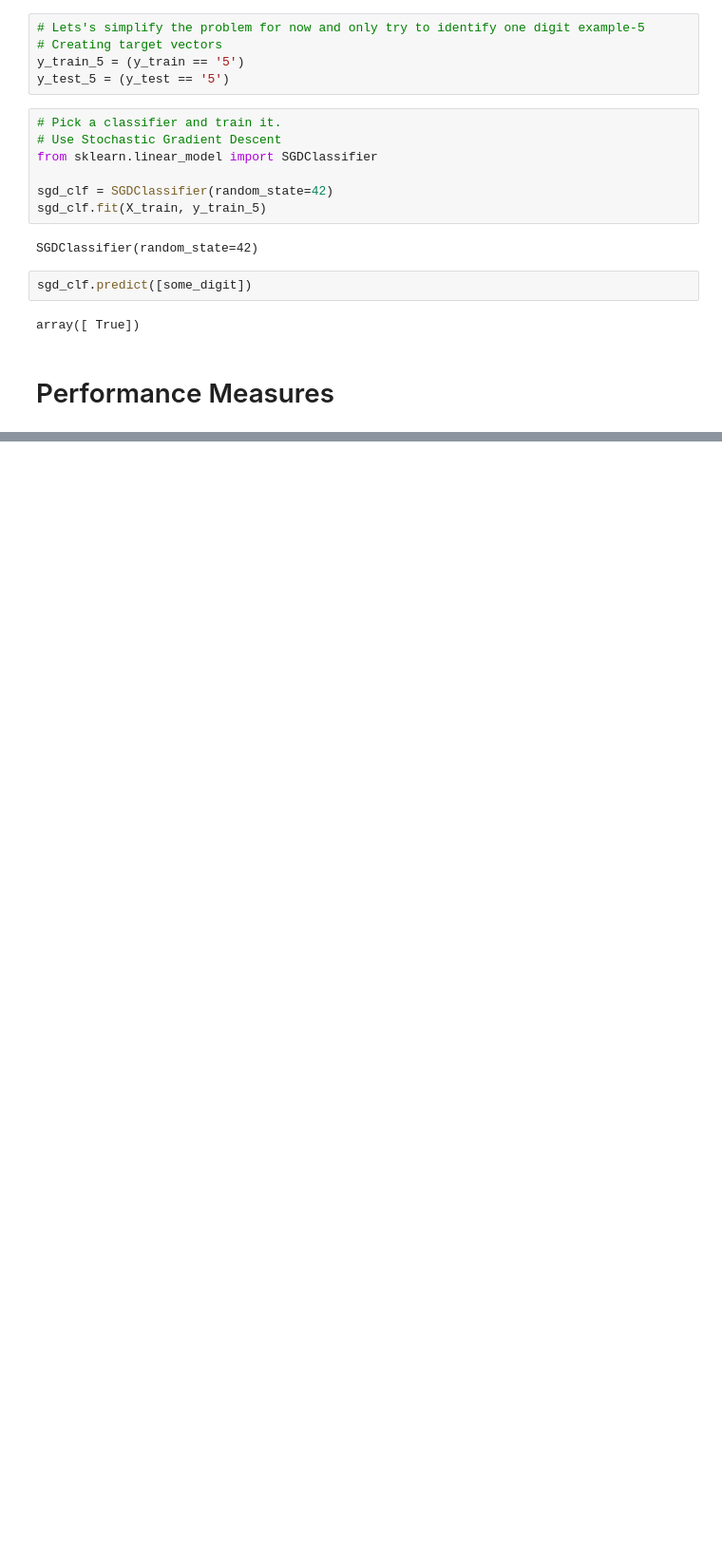
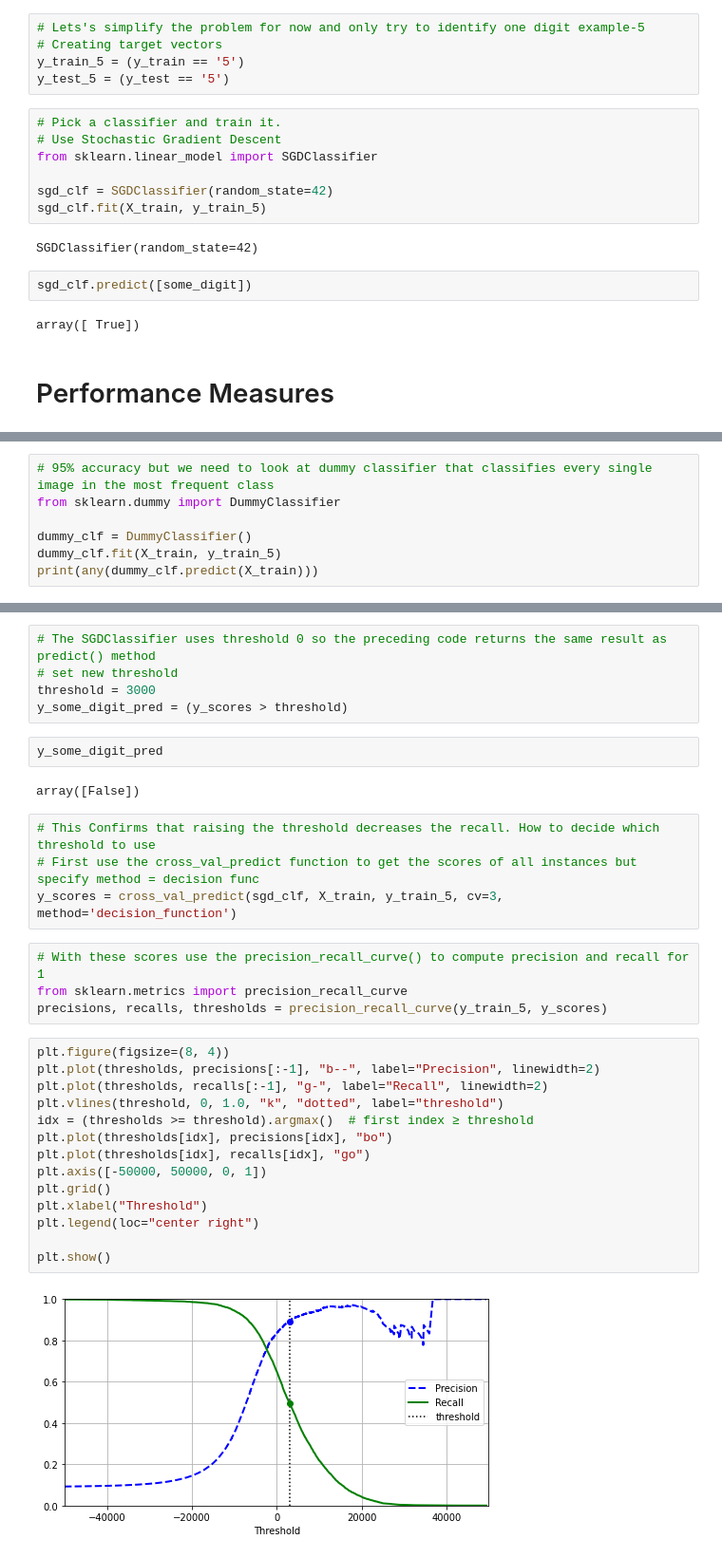
Before and after one commit to Vineet2102/Digit-Classification, a Jupyter notebook: digit-classification.ipynb, the cells around one changed output, grey strips where cells are left out. Shown at 95% size. Saved outputs shown, nothing was run; the diff lists cells and outputs as text; blank space fills up the shorter version.

Commit message:
Kaggle Notebook | Digit_Classification | Version 3

```diff
--- a/digit-classification.ipynb
+++ b/digit-classification.ipynb
@@ -89,0 +96,7 @@ array([ True])
+# %%
+# 95% accuracy but we need to look at dummy classifier that classifies every single image in the most frequent class
+from sklearn.dummy import DummyClassifier
+
+dummy_clf = DummyClassifier()
+dummy_clf.fit(X_train, y_train_5)
+print(any(dummy_clf.predict(X_train)))
@@ -89,0 +160,33 @@ array([ True])
+# %%
+# The SGDClassifier uses threshold 0 so the preceding code returns the same result as predict() method
+# set new threshold
+threshold = 3000
+y_some_digit_pred = (y_scores > threshold)
+# %%
+y_some_digit_pred
+# %% [output]
+array([False])
+# %%
+# This Confirms that raising the threshold decreases the recall. How to decide which threshold to use
+# First use the cross_val_predict function to get the scores of all instances but specify method = decision func
+y_scores = cross_val_predict(sgd_clf, X_train, y_train_5, cv=3, method='decision_function')
+# %%
+# With these scores use the precision_recall_curve() to compute precision and recall for 1
+from sklearn.metrics import precision_recall_curve
+precisions, recalls, thresholds = precision_recall_curve(y_train_5, y_scores)
+# %%
+plt.figure(figsize=(8, 4))
+plt.plot(thresholds, precisions[:-1], "b--", label="Precision", linewidth=2)
+plt.plot(thresholds, recalls[:-1], "g-", label="Recall", linewidth=2)
+plt.vlines(threshold, 0, 1.0, "k", "dotted", label="threshold")
+idx = (thresholds >= threshold).argmax()  # first index ≥ threshold
+plt.plot(thresholds[idx], precisions[idx], "bo")
+plt.plot(thresholds[idx], recalls[idx], "go")
+plt.axis([-50000, 50000, 0, 1])
+plt.grid()
+plt.xlabel("Threshold")
+plt.legend(loc="center right")
+
+plt.show()
+# %% [output]
+[figure, added]
```
Also changed, not shown: parts of 18 cells of this notebook.
